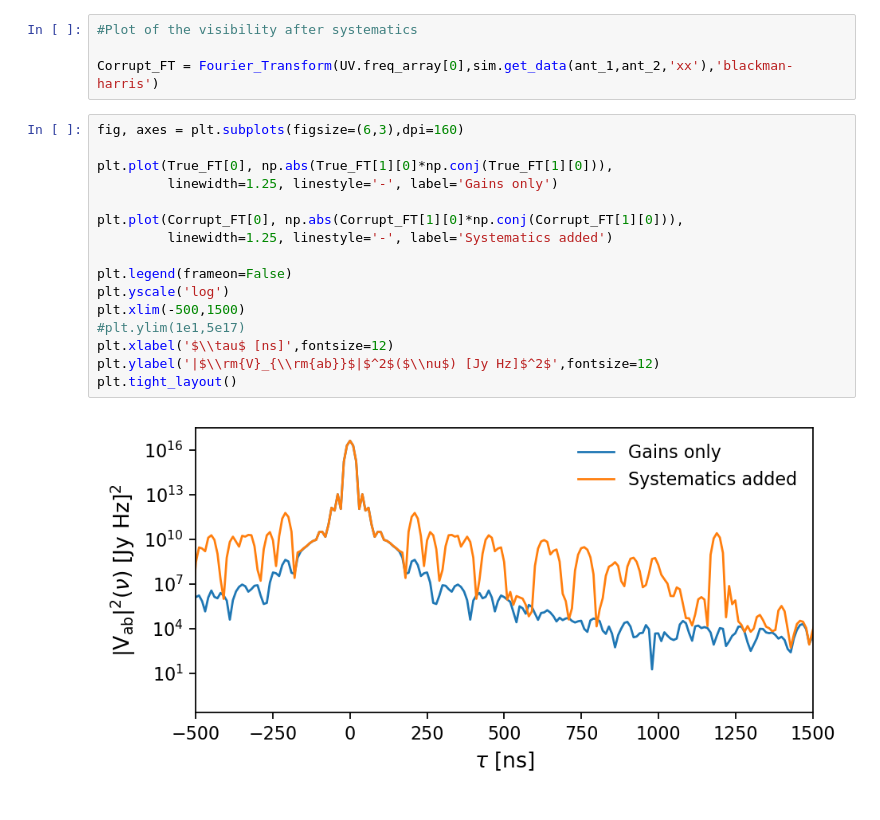
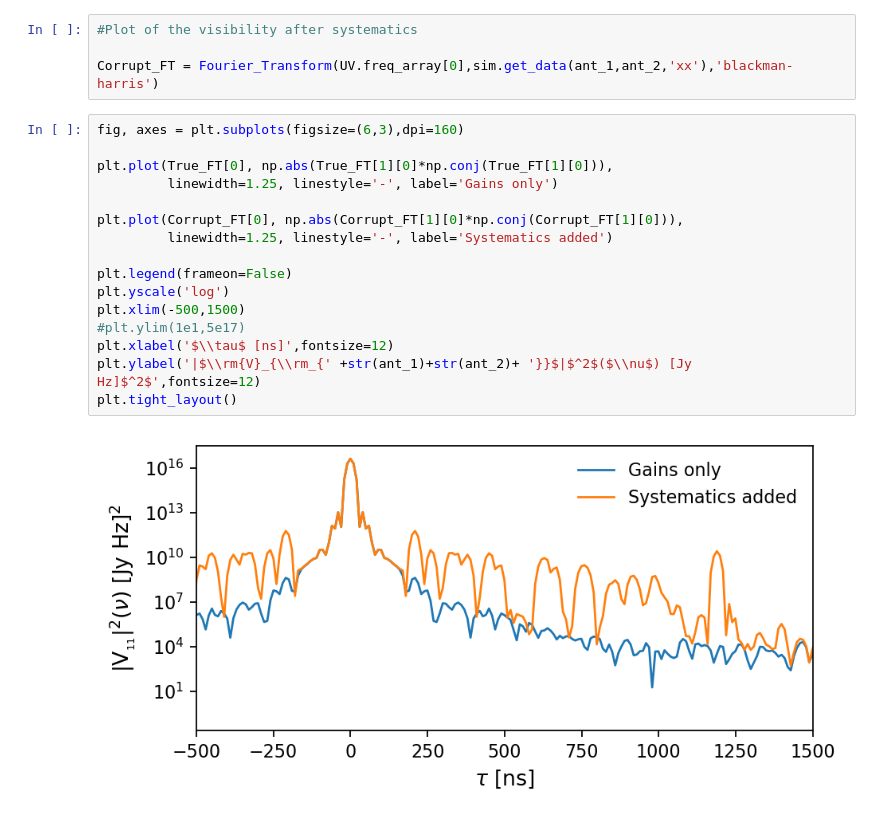
Before and after one commit to GeoffMurphy/BayesianSystematicsSampler, a Jupyter notebook: Systematics_Generator.ipynb, the cells around one changed output. Drawn from its saved outputs; the diff is of its cells as text.

```diff
--- a/Systematics_Generator.ipynb
+++ b/Systematics_Generator.ipynb
@@ -95,18 +97,18 @@ Corrupt_FT = Fourier_Transform(UV.freq_array[0],sim.get_data(ant_1,ant_2,'xx'),'
 # %%
 fig, axes = plt.subplots(figsize=(6,3),dpi=160)
 
 plt.plot(True_FT[0], np.abs(True_FT[1][0]*np.conj(True_FT[1][0])),
          linewidth=1.25, linestyle='-', label='Gains only')
 
 plt.plot(Corrupt_FT[0], np.abs(Corrupt_FT[1][0]*np.conj(Corrupt_FT[1][0])),
          linewidth=1.25, linestyle='-', label='Systematics added')
 
 plt.legend(frameon=False)
 plt.yscale('log')
 plt.xlim(-500,1500)
 #plt.ylim(1e1,5e17)
 plt.xlabel('$\\tau$ [ns]',fontsize=12)
-plt.ylabel('|$\\rm{V}_{\\rm{ab}}$|$^2$($\\nu$) [Jy Hz]$^2$',fontsize=12)
+plt.ylabel('|$\\rm{V}_{\\rm_{' +str(ant_1)+str(ant_2)+ '}}$|$^2$($\\nu$) [Jy Hz]$^2$',fontsize=12)
 plt.tight_layout()
 # %% [output]
-[figure, old version]
+[figure, new version]
```
Also changed, not shown: parts of 1 cell of this notebook.
